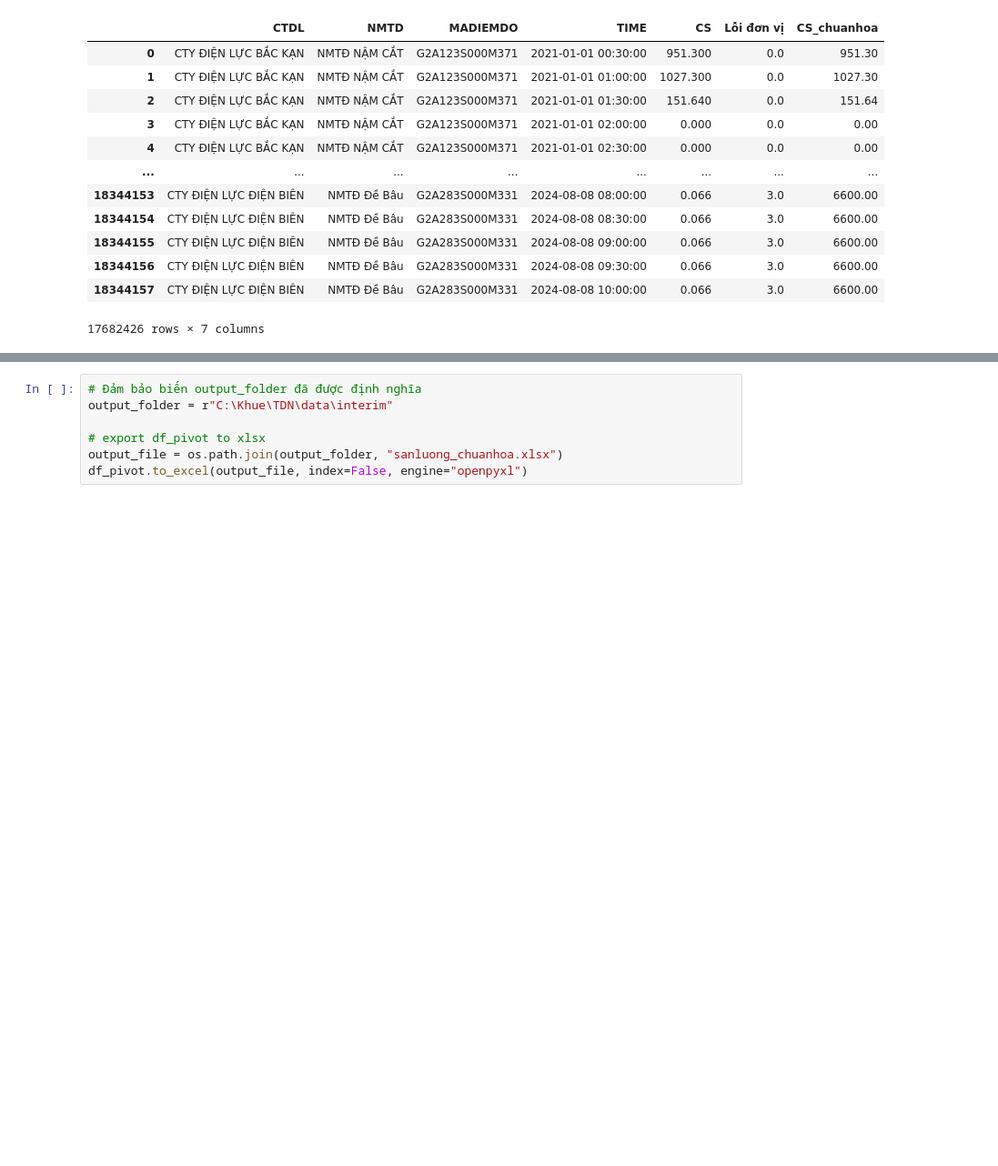
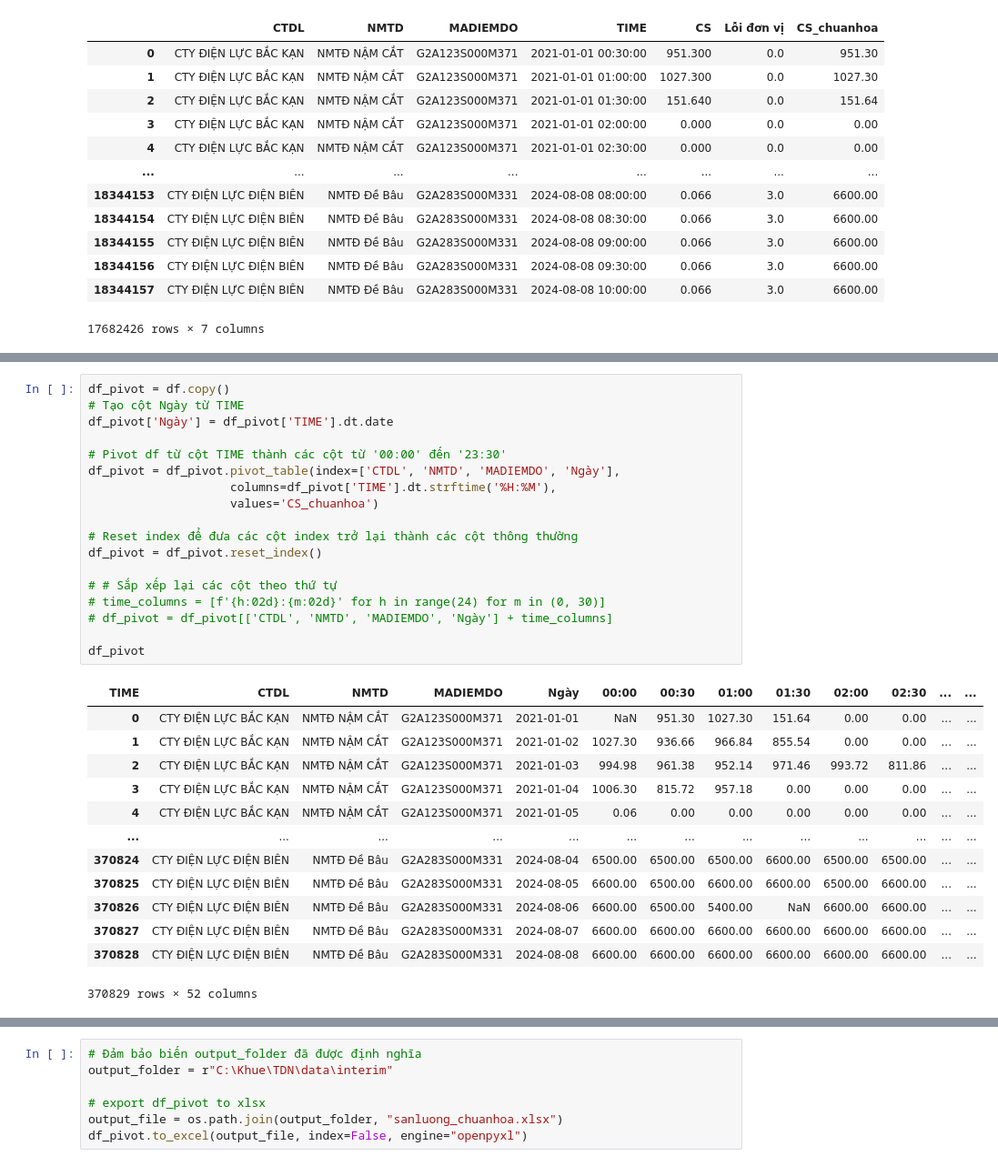
Before and after one commit to khuecoi2001/TDN_project, a Jupyter notebook: notebooks/TĐN_normalization.ipynb, the cells around one changed output, grey strips where cells are left out. Shown: that part at 91% size. Drawn from its saved outputs; the diff is of its cells as text; blank space fills up the shorter version.

```diff
--- a/notebooks/TĐN_normalization.ipynb
+++ b/notebooks/TĐN_normalization.ipynb
@@ -288,3 +304,35 @@ df
+# %%
+df_pivot = df.copy()
+# Tạo cột Ngày từ TIME
+df_pivot['Ngày'] = df_pivot['TIME'].dt.date
+
+# Pivot df từ cột TIME thành các cột từ '00:00' đến '23:30'
+df_pivot = df_pivot.pivot_table(index=['CTDL', 'NMTD', 'MADIEMDO', 'Ngày'],
+                    columns=df_pivot['TIME'].dt.strftime('%H:%M'),
+                    values='CS_chuanhoa')
+
+# Reset index để đưa các cột index trở lại thành các cột thông thường
+df_pivot = df_pivot.reset_index()
+
+# # Sắp xếp lại các cột theo thứ tự
+# time_columns = [f'{h:02d}:{m:02d}' for h in range(24) for m in (0, 30)]
+# df_pivot = df_pivot[['CTDL', 'NMTD', 'MADIEMDO', 'Ngày'] + time_columns]
+
+df_pivot
+# %% [output]
+| TIME | CTDL | NMTD | MADIEMDO | Ngày | 00:00 | 00:30 | 01:00 | 01:30 | 02:00 | 02:30 | ... | ... |
+| 0 | CTY ĐIỆN LỰC BẮC KẠN | NMTĐ NẬM CẮT | G2A123S000M371 | 2021-01-01 | NaN | 951.30 | 1027.30 | 151.64 | 0.00 | 0.00 | ... | ... |
+| 1 | CTY ĐIỆN LỰC BẮC KẠN | NMTĐ NẬM CẮT | G2A123S000M371 | 2021-01-02 | 1027.30 | 936.66 | 966.84 | 855.54 | 0.00 | 0.00 | ... | ... |
+| 2 | CTY ĐIỆN LỰC BẮC KẠN | NMTĐ NẬM CẮT | G2A123S000M371 | 2021-01-03 | 994.98 | 961.38 | 952.14 | 971.46 | 993.72 | 811.86 | ... | ... |
+| 3 | CTY ĐIỆN LỰC BẮC KẠN | NMTĐ NẬM CẮT | G2A123S000M371 | 2021-01-04 | 1006.30 | 815.72 | 957.18 | 0.00 | 0.00 | 0.00 | ... | ... |
+| 4 | CTY ĐIỆN LỰC BẮC KẠN | NMTĐ NẬM CẮT | G2A123S000M371 | 2021-01-05 | 0.06 | 0.00 | 0.00 | 0.00 | 0.00 | 0.00 | ... | ... |
+| ... | ... | ... | ... | ... | ... | ... | ... | ... | ... | ... | ... | ... |
+| 370824 | CTY ĐIỆN LỰC ĐIỆN BIÊN | NMTĐ Đề Bâu | G2A283S000M331 | 2024-08-04 | 6500.00 | 6500.00 | 6500.00 | 6600.00 | 6500.00 | 6500.00 | ... | ... |
+| 370825 | CTY ĐIỆN LỰC ĐIỆN BIÊN | NMTĐ Đề Bâu | G2A283S000M331 | 2024-08-05 | 6600.00 | 6500.00 | 6600.00 | 6600.00 | 6500.00 | 6600.00 | ... | ... |
+| 370826 | CTY ĐIỆN LỰC ĐIỆN BIÊN | NMTĐ Đề Bâu | G2A283S000M331 | 2024-08-06 | 6600.00 | 6500.00 | 5400.00 | NaN | 6600.00 | 6600.00 | ... | ... |
+| 370827 | CTY ĐIỆN LỰC ĐIỆN BIÊN | NMTĐ Đề Bâu | G2A283S000M331 | 2024-08-07 | 6600.00 | 6600.00 | 6600.00 | 6600.00 | 6600.00 | 6600.00 | ... | ... |
+| 370828 | CTY ĐIỆN LỰC ĐIỆN BIÊN | NMTĐ Đề Bâu | G2A283S000M331 | 2024-08-08 | 6600.00 | 6600.00 | 6600.00 | 6600.00 | 6600.00 | 6600.00 | ... | ... |
+370829 rows × 52 columns
 # %%
 # Tạo cột '00:00_next' là giá trị '00:00' của ngày tiếp theo cho từng tổ hợp
 df_pivot['00:00_next'] = (
```
Also changed, not shown: parts of 13 cells of this notebook, 4 other files.
